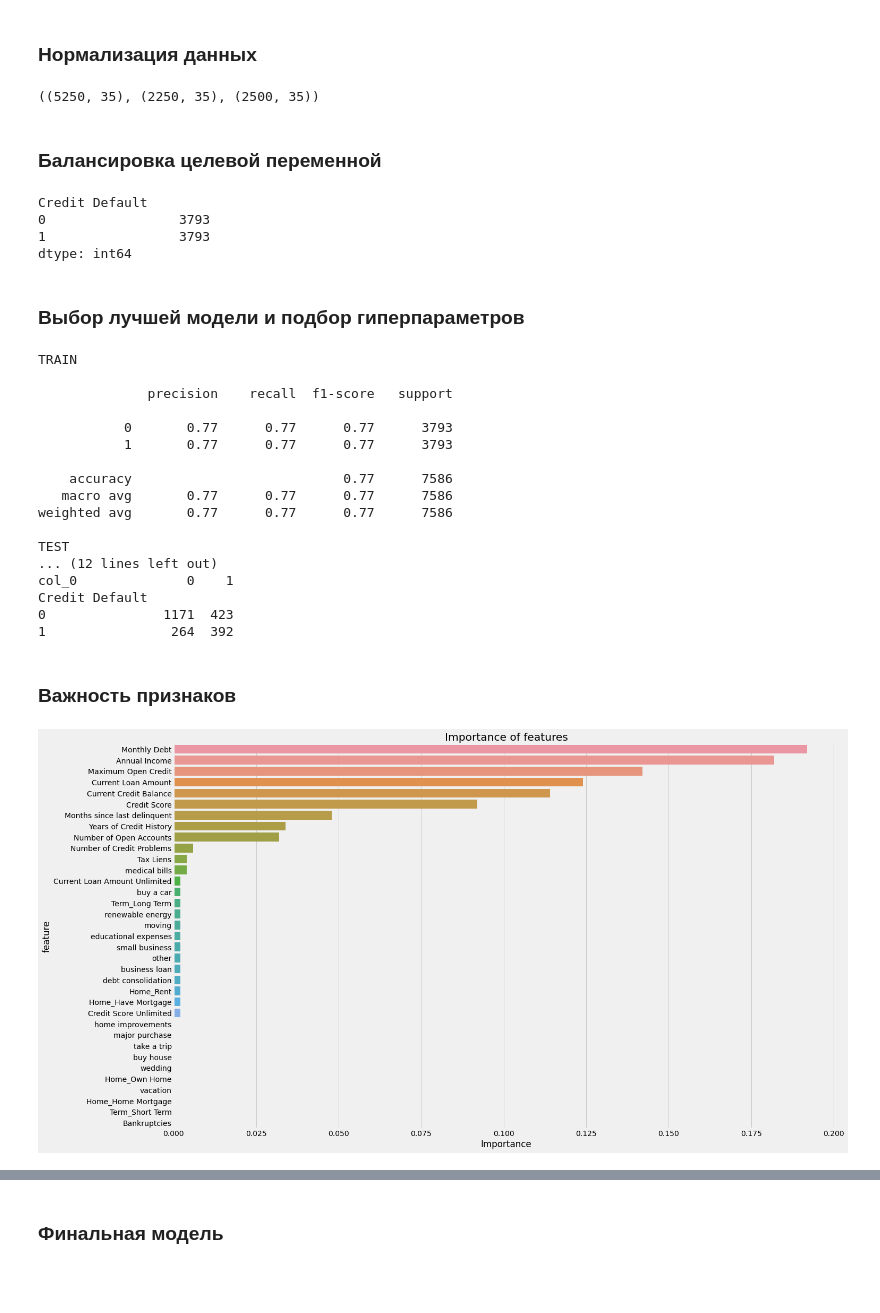
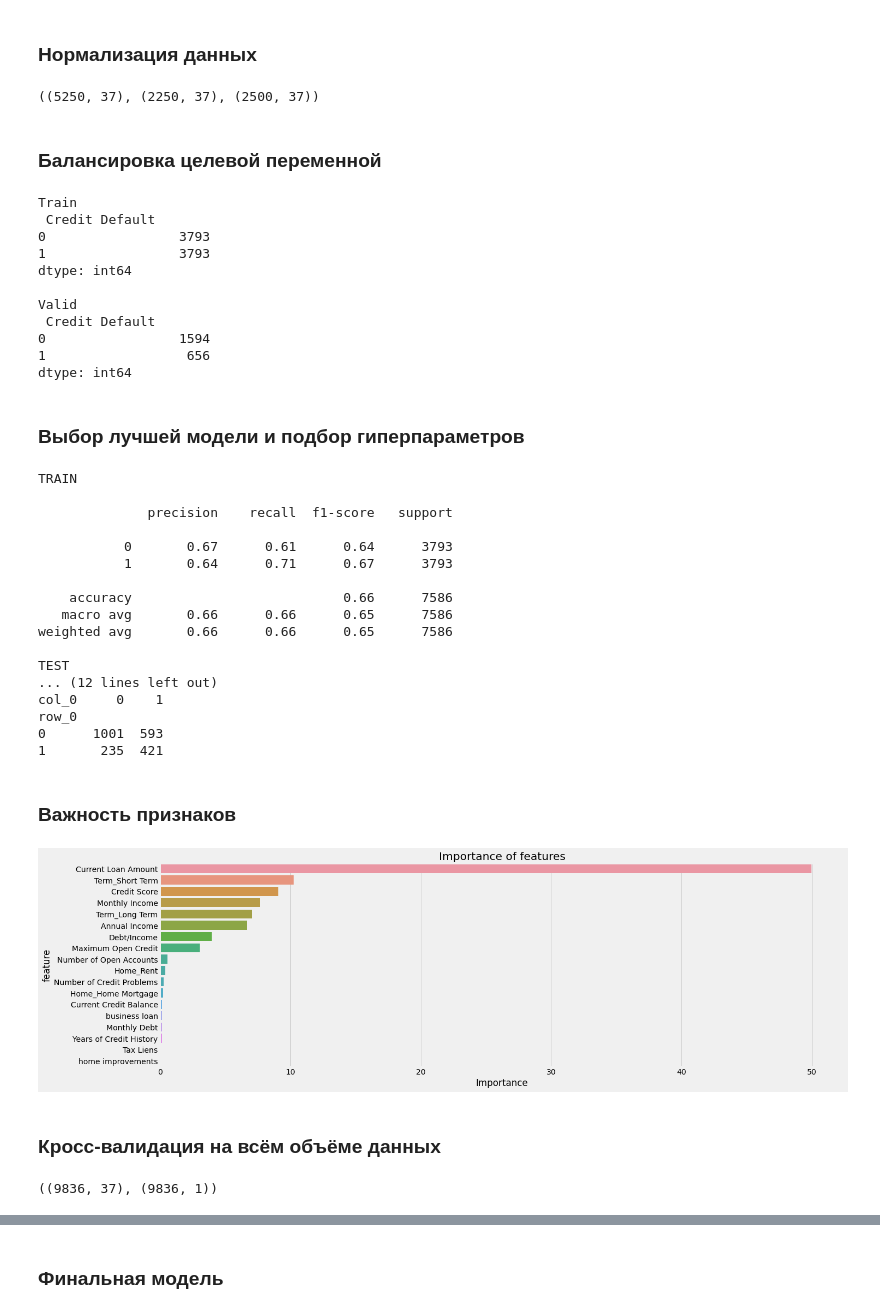
Before and after one commit to SergeyLazarevich/Python_Libraries_for_Data_Science, a Jupyter notebook: Курсовой проект_Скроллинг/SergeyLazarevich_solution.ipynb, the cells around one changed output, grey strips where cells are left out. Saved outputs shown, nothing was run; the diff lists cells and outputs as text; code cells hidden in the pictures; blank space fills up the shorter version.

```diff
--- a/Курсовой проект_Скроллинг/SergeyLazarevich_solution.ipynb
+++ b/Курсовой проект_Скроллинг/SergeyLazarevich_solution.ipynb
@@ -745,10 +734,20 @@ class FeatureGenetator():
 
     def fit(self, df):
         df = df.copy()
-        #Масштабирование
-        df = pd.DataFrame(self.scaler.fit_transform(df), columns=df.columns)
+
 
     def transform(self, df):
+        df = df.copy()
+        #
+        df['Monthly Income'] = np.round_(df['Annual Income'] / 12, decimals = 0)
+        df['Debt/Income'] = np.round_((df['Monthly Debt'] / df['Monthly Income']) * 100, decimals = 0)
+        return df
+
+    def fit_scale_merge(self, df):
+        #Масштабирование
+        self.scaler.fit_transform(df)
+
+    def scale_merge(self, df):
         df = df.copy()
         #Масштабирование
         df = pd.DataFrame(self.scaler.transform(df), columns=df.columns)
@@ -859,16 +857,15 @@ Decreased by 60.6%
 # %% [markdown]
 ### Нормализация данных
 # %%
-features_gen = FeatureGenetator()
-features_gen.fit(X_train)
+features_gen.fit_scale_merge(X_train)
 
-X_train = features_gen.transform(X_train)
-X_valid = features_gen.transform(X_valid)
-test_df = features_gen.transform(test_df)
+X_train = features_gen.scale_merge(X_train)
+X_valid = features_gen.scale_merge(X_valid)
+test_df = features_gen.scale_merge(test_df)
 
 X_train.shape, X_valid.shape, test_df.shape
 # %% [output]
-((5250, 35), (2250, 35), (2500, 35))
+((5250, 37), (2250, 37), (2500, 37))
 # %% [markdown]
 ### Балансировка целевой переменной
 # %%
@@ -877,16 +874,26 @@ ros = RandomOverSampler(random_state=rs)
 X_train, y_train = ros.fit_resample(X_train, y_train)
 X_train = pd.DataFrame(X_train,columns=X_train_columns)
 y_train = pd.DataFrame(y_train)
-y_train.value_counts()
+print ("Train\n", y_train.value_counts())
+y_valid = pd.DataFrame(y_valid)
+print ("\nValid\n", y_valid.value_counts())
 # %% [output]
-Credit Default
+Train
+ Credit Default
 0                 3793
 1                 3793
 dtype: int64
+
+Valid
+ Credit Default
+0                 1594
+1                  656
+dtype: int64
 # %% [markdown]
 ### Выбор лучшей модели и подбор гиперпараметров
 # %%
-model = AdaBoostClassifier(n_estimators=500, random_state=rs)
+import catboost as catb
+model = catb.CatBoostClassifier(silent=True, random_state=rs,n_estimators=100, max_depth=3, l2_leaf_reg=5)
 model.fit(X_train, y_train)
 y_train_pred = model.predict(X_train)
 y_valid_pred = model.predict(X_valid)
@@ -896,19 +903,19 @@ TRAIN
 
               precision    recall  f1-score   support
 
-           0       0.77      0.77      0.77      3793
-           1       0.77      0.77      0.77      3793
+           0       0.67      0.61      0.64      3793
+           1       0.64      0.71      0.67      3793
 
-    accuracy                           0.77      7586
-   macro avg       0.77      0.77      0.77      7586
-weighted avg       0.77      0.77      0.77      7586
+    accuracy                           0.66      7586
+   macro avg       0.66      0.66      0.65      7586
+weighted avg       0.66      0.66      0.65      7586
 
 TEST
 ... (12 lines left out)
-col_0              0    1
-Credit Default
-0               1171  423
-1                264  392
+col_0     0    1
+row_0
+0      1001  593
+1       235  421
 # %% [markdown]
 ### Важность признаков
 # %%
@@ -927,6 +934,16 @@ def show_feature_importances(feature_names, feature_importances, get_top=None):
     if get_top is not None:
         return feature_importances['feature'][:get_top].tolist()
 # %%
-important_features_top = show_feature_importances(X_train.columns, model.feature_importances_, get_top=29)
+important_features_top = show_feature_importances(X_train.columns, model.feature_importances_, get_top=20)
 # %% [output]
-[figure, old version]
+[figure, new version]
+# %% [markdown]
+### Кросс-валидация на всём объёме данных
+# %%
+Xx = X_train.copy()
+Xx = Xx.append(X_valid, ignore_index=False)
+Yy = y_train.copy()
+Yy = Yy.append(y_valid, ignore_index=False)
+Xx.shape, Yy.shape
+# %% [output]
+((9836, 37), (9836, 1))
```
Also changed, not shown: parts of 12 cells of this notebook, 8 other files.
